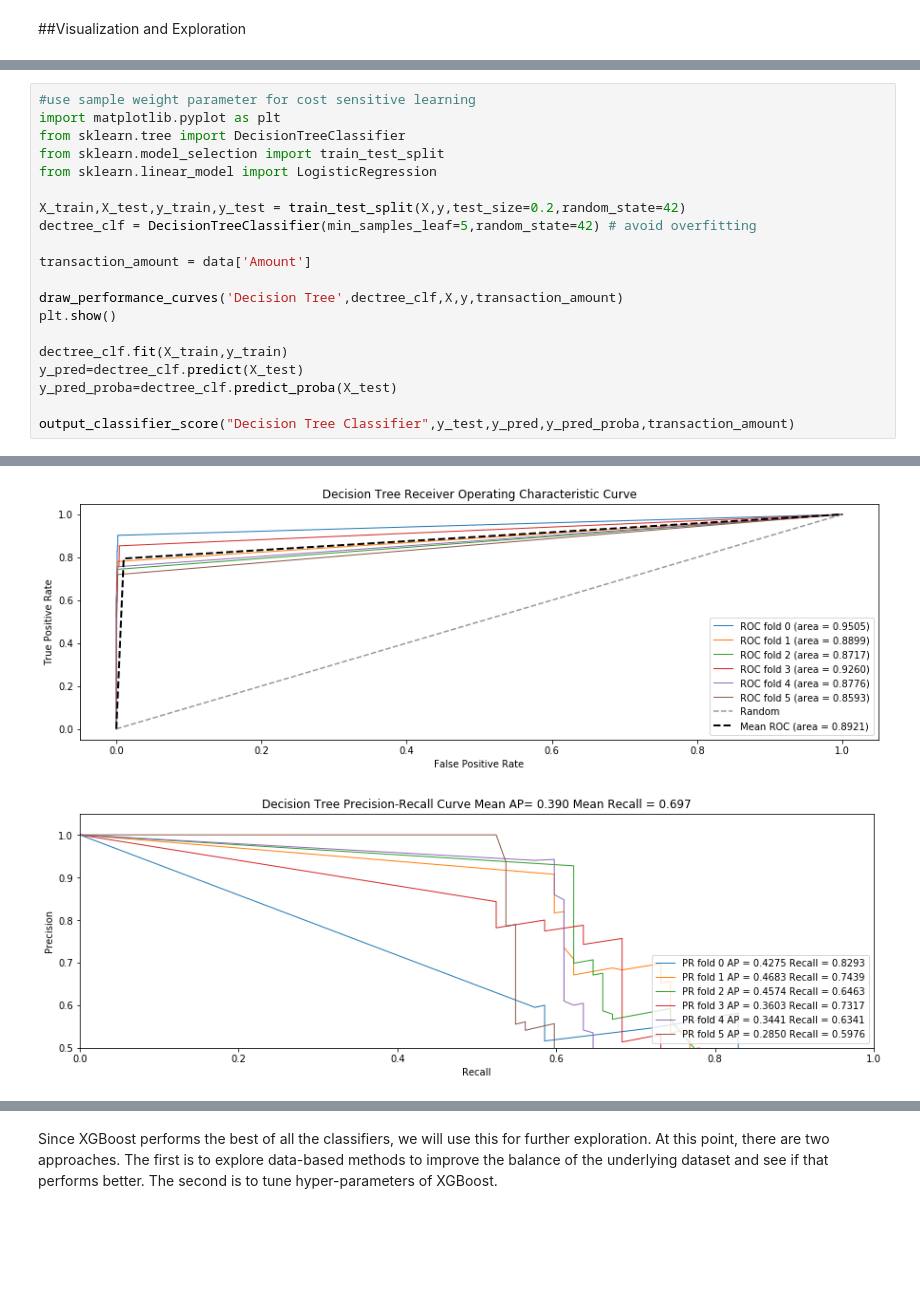
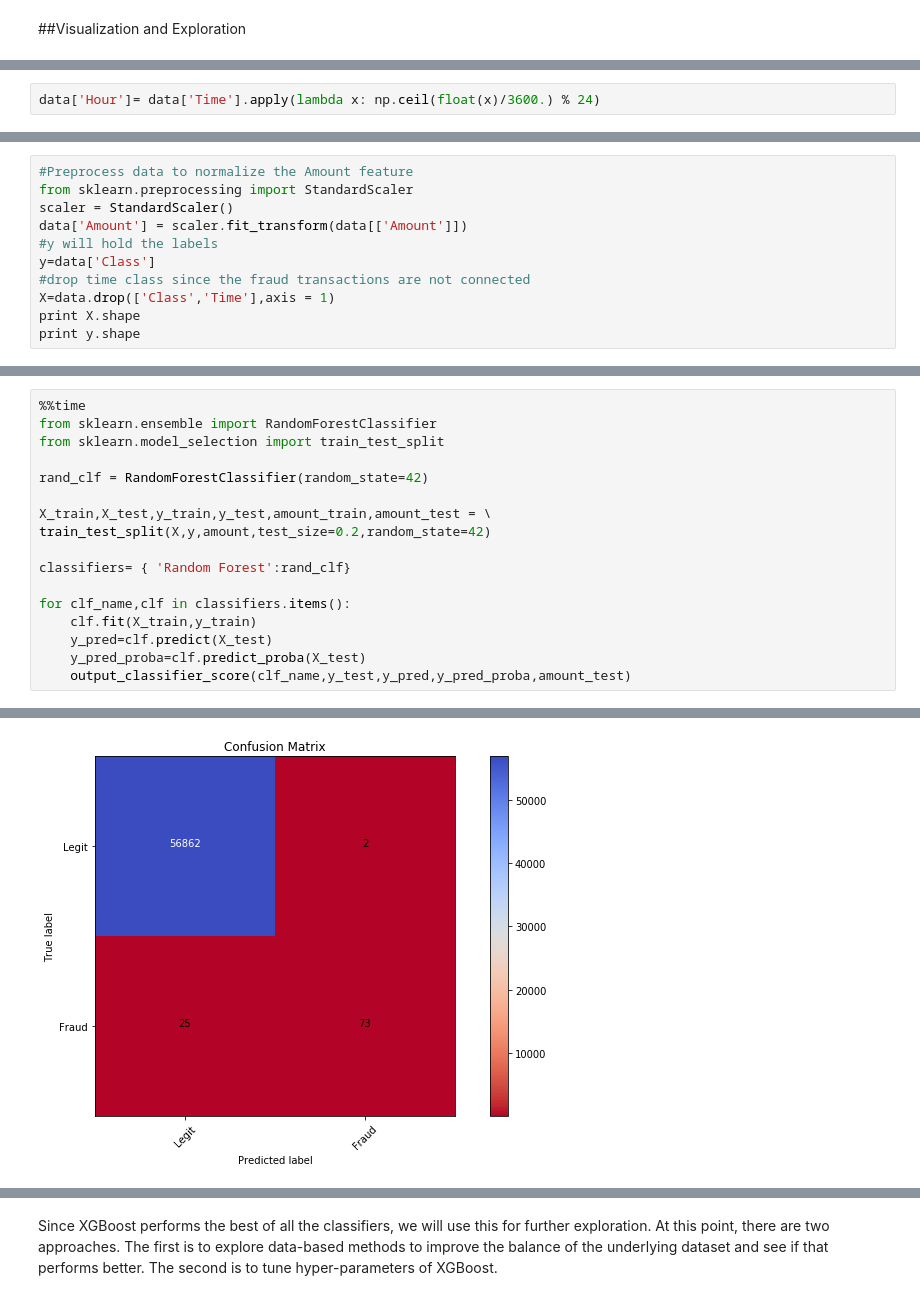
Before and after one commit to santhanaks/projects, a Jupyter notebook: capstone/credit.ipynb, the cells around one changed output, grey strips where cells are left out. Drawn from its saved outputs; the diff is of its cells as text; blank space fills up the shorter version.

```diff
--- a/capstone/credit.ipynb
+++ b/capstone/credit.ipynb
@@ -57,3 +81,5 @@ print y.shape
+# %%
+data['Hour']= data['Time'].apply(lambda x: np.ceil(float(x)/3600.) % 24)
 # %%
 import seaborn as sns
 import matplotlib.pyplot as plt
@@ -118,0 +131,11 @@ sns.violinplot(x='Type 1', y='Class', data=df)
+# %%
+#Preprocess data to normalize the Amount feature
+from sklearn.preprocessing import StandardScaler
+scaler = StandardScaler()
+data['Amount'] = scaler.fit_transform(data[['Amount']])
+#y will hold the labels
+y=data['Class']
+#drop time class since the fraud transactions are not connected
+X=data.drop(['Class','Time'],axis = 1)
+print X.shape
+print y.shape
@@ -264,23 +282,20 @@ def output_classifier_score(clf_name,y_test,y_pred,y_pred_proba,amount):
     plt.xlabel('Predicted label')
     plt.show()
 # %%
-#use sample weight parameter for cost sensitive learning
-import matplotlib.pyplot as plt
-from sklearn.tree import DecisionTreeClassifier
+%%time
+from sklearn.ensemble import RandomForestClassifier
 from sklearn.model_selection import train_test_split
-from sklearn.linear_model import LogisticRegression
 
-X_train,X_test,y_train,y_test = train_test_split(X,y,test_size=0.2,random_state=42)
-dectree_clf = DecisionTreeClassifier(min_samples_leaf=5,random_state=42) # avoid overfitting
+rand_clf = RandomForestClassifier(random_state=42)
 
-transaction_amount = data['Amount']
+X_train,X_test,y_train,y_test,amount_train,amount_test = \
+train_test_split(X,y,amount,test_size=0.2,random_state=42)
 
-draw_performance_curves('Decision Tree',dectree_clf,X,y,transaction_amount)
-plt.show()
+classifiers= { 'Random Forest':rand_clf}
 
-dectree_clf.fit(X_train,y_train)
-y_pred=dectree_clf.predict(X_test)
-y_pred_proba=dectree_clf.predict_proba(X_test)
-
-output_classifier_score("Decision Tree Classifier",y_test,y_pred,y_pred_proba,transaction_amount)
+for clf_name,clf in classifiers.items():
+    clf.fit(X_train,y_train)
+    y_pred=clf.predict(X_test)
+    y_pred_proba=clf.predict_proba(X_test)
+    output_classifier_score(clf_name,y_test,y_pred,y_pred_proba,amount_test)
 # %% [output]
@@ -287,2 +314 @@ output_classifier_score("Decision Tree Classifier",y_test,y_pred,y_pred_proba,tr
-[figure, old version]
+[figure, new version]
-[figure, removed]
```
Also changed, not shown: parts of 60 cells of this notebook, 2 other files.
